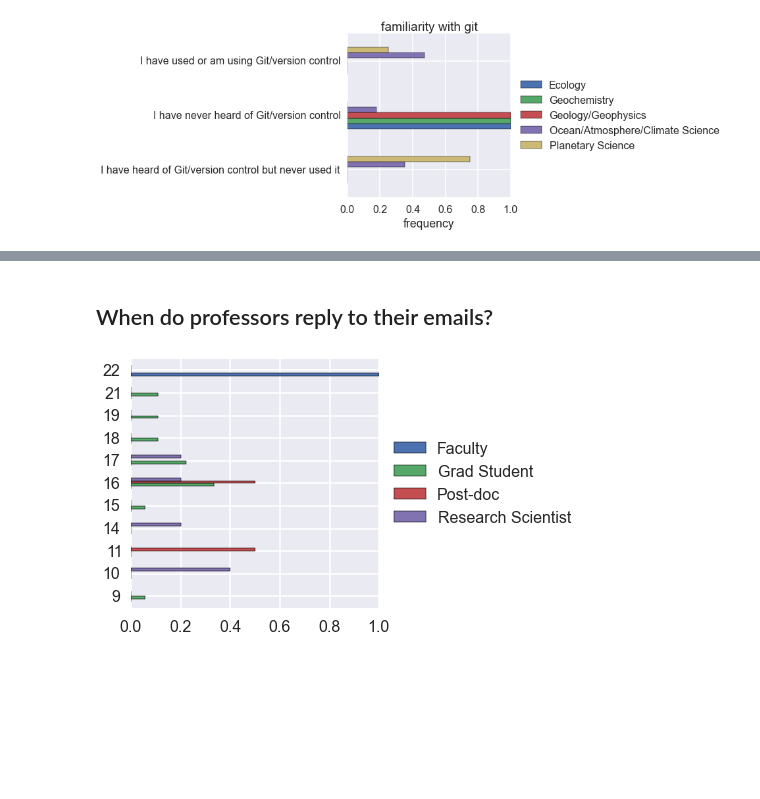
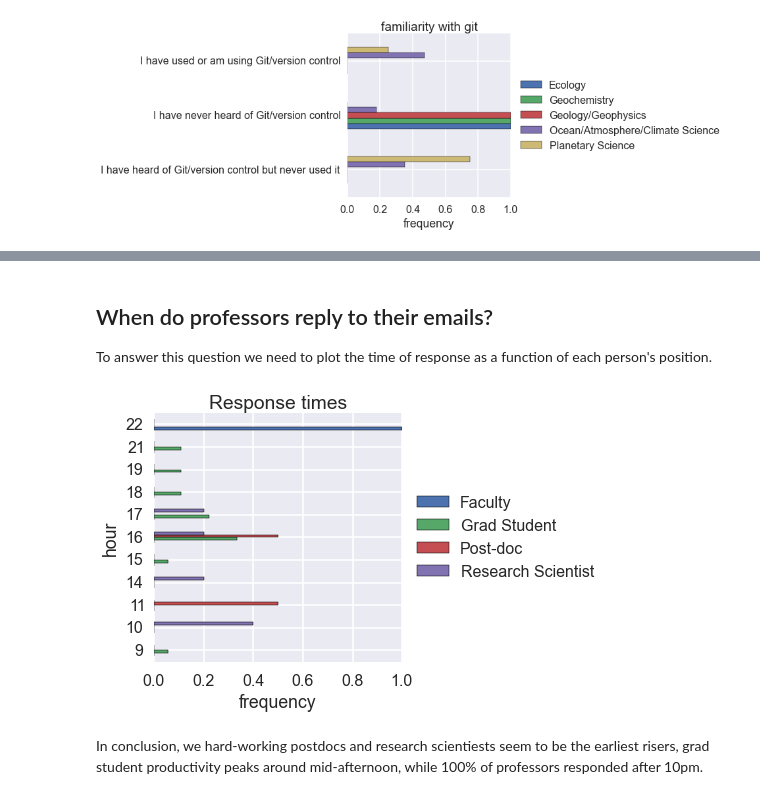
Before and after one commit to jmolina9/computing_survey, a Jupyter notebook: computing_survery.ipynb, the cells around one changed output, grey strips where cells are left out. Cells and saved outputs as stored; diff of their text form; code cells hidden in the pictures; blank space fills up the shorter version.

```diff
--- a/computing_survery.ipynb
+++ b/computing_survery.ipynb
@@ -165,5 +150,7 @@ plt.axis("off")
-# %% [markdown]
-## When do professors reply to their emails?
+# %% [markdown]
+## When do professors reply to their emails?
+
+To answer this question we need to plot the time of response as a function of each person's position.
 # %%
 profs = results.loc[results['position'] == 'Faculty']
 postdocs = results.loc[results['position'] == 'Post-doc']
@@ -183,10 +170,12 @@ def plot_results_by_position(question, title=''):
     f = plt.figure()
     s.plot(kind='barh', ax=f.gca())
     plt.legend(loc='center left', bbox_to_anchor=(1.0, 0.5))
-    #plt.xlabel('frequency')
-    #plt.ylabel('hour')
+    plt.xlabel('frequency')
+    plt.ylabel('hour')
     plt.title(title)
 # %%
-plot_results_by_position('timestamp')
+plot_results_by_position('timestamp', 'Response times')
 # %% [output]
-[figure, old version]
+[figure, new version]
+# %% [markdown]
+In conclusion, we hard-working postdocs and research scientiests seem to be the earliest risers, grad student productivity peaks around mid-afternoon, while 100% of professors responded after 10pm.
```
Also changed, not shown: parts of 8 cells of this notebook.
